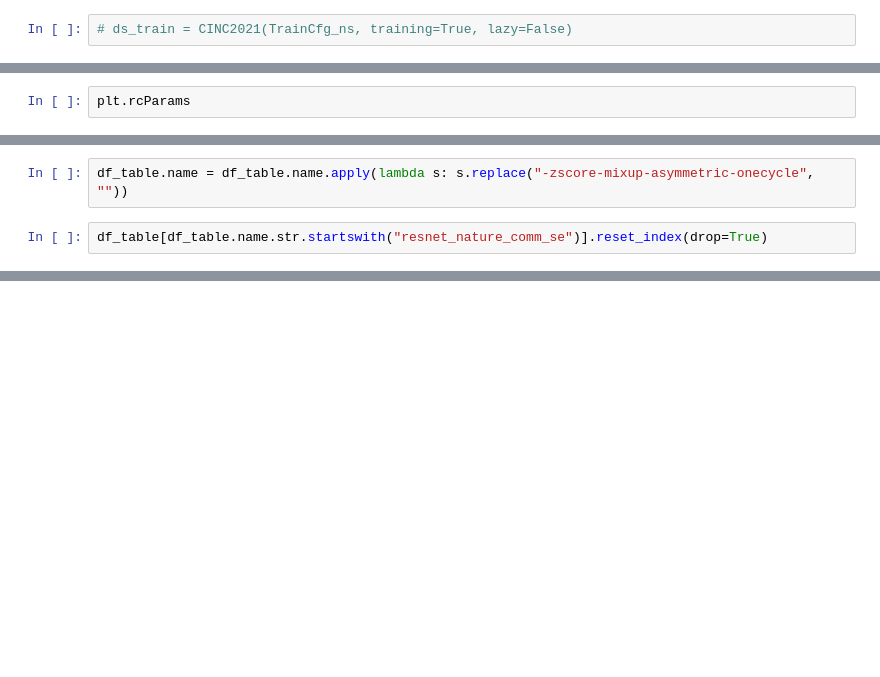
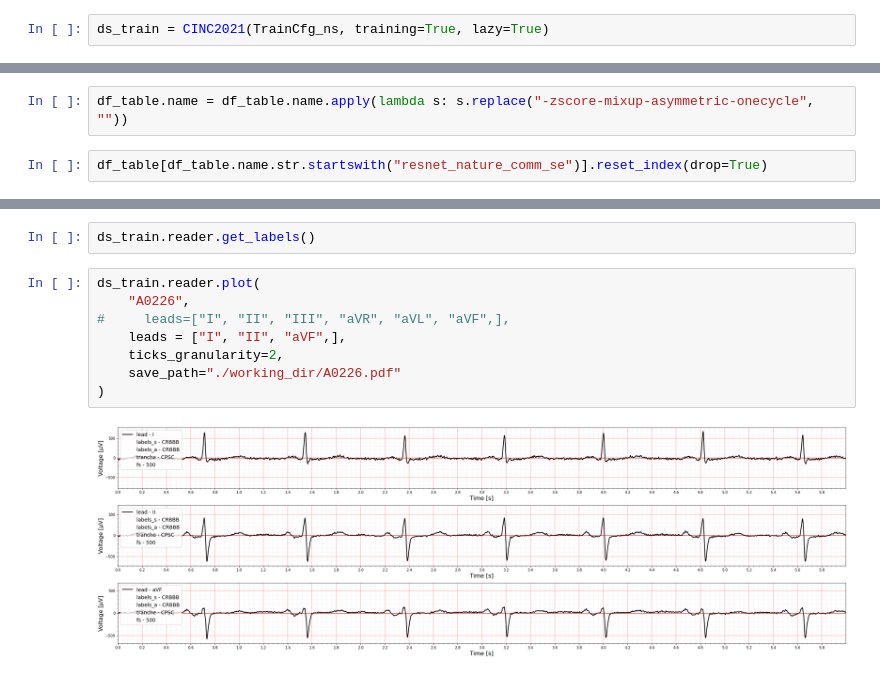
Before and after one commit to DeepPSP/cinc2021, a Jupyter notebook: ablation_study.ipynb, the cells around one changed output, grey strips where cells are left out. Cells and saved outputs as stored; diff of their text form; blank space fills up the shorter version.

Commit message:
add plots of post challenge results

```diff
--- a/ablation_study.ipynb
+++ b/ablation_study.ipynb
@@ -20,4 +111,4 @@ from cfg import twelve_leads, six_leads, four_leads, three_leads, two_leads
 # %%
 # ds_val = CINC2021(TrainCfg_ns, training=False, lazy=False)
 # %%
-# ds_train = CINC2021(TrainCfg_ns, training=True, lazy=False)
+ds_train = CINC2021(TrainCfg_ns, training=True, lazy=True)
@@ -163,5 +272,3 @@ plt.rcParams['legend.fontsize']=24
-# %%
-plt.rcParams
 # %% [markdown]
 # 5 sets of ablation studies
 # %%
@@ -595,0 +844,12 @@ df_table[df_table.name.str.startswith("resnet_nature_comm_se")].reset_index(drop
+# %%
+ds_train.reader.get_labels()
+# %%
+ds_train.reader.plot(
+    "A0226",
+#     leads=["I", "II", "III", "aVR", "aVL", "aVF",],
+    leads = ["I", "II", "aVF",],
+    ticks_granularity=2,
+    save_path="./working_dir/A0226.pdf"
+)
+# %% [output]
+[figure, added]
```
Also changed, not shown: parts of 50 cells of this notebook, 2 other files.
